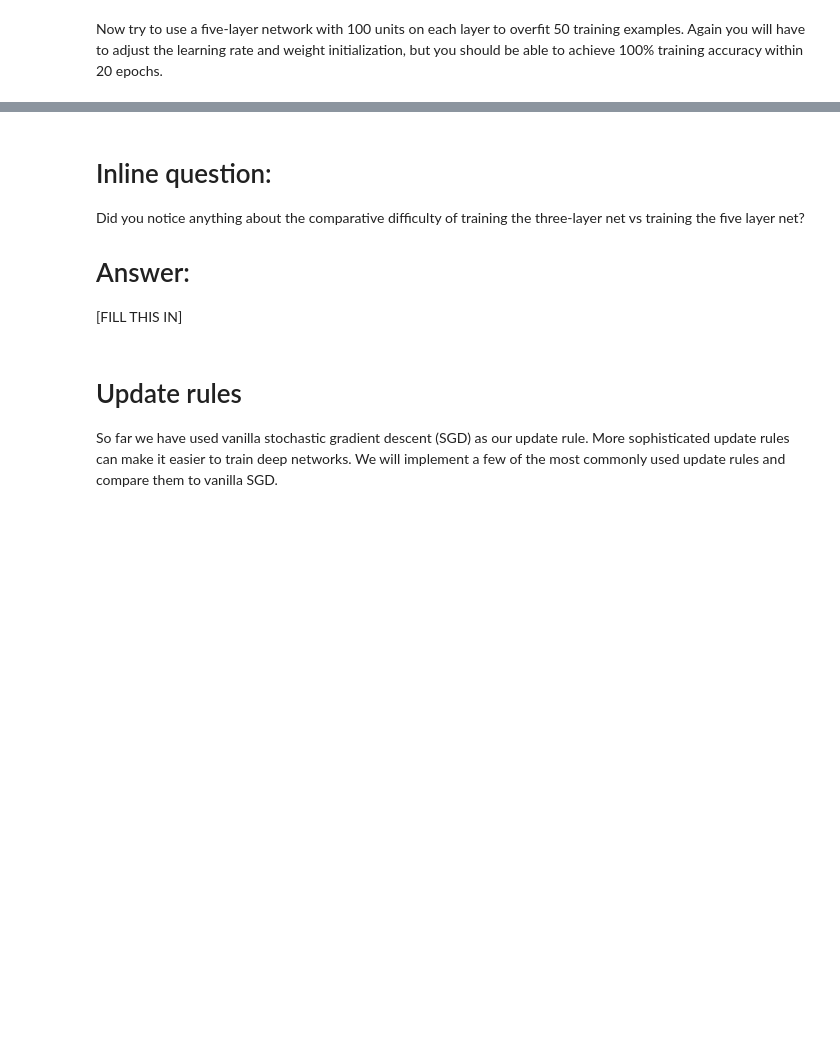
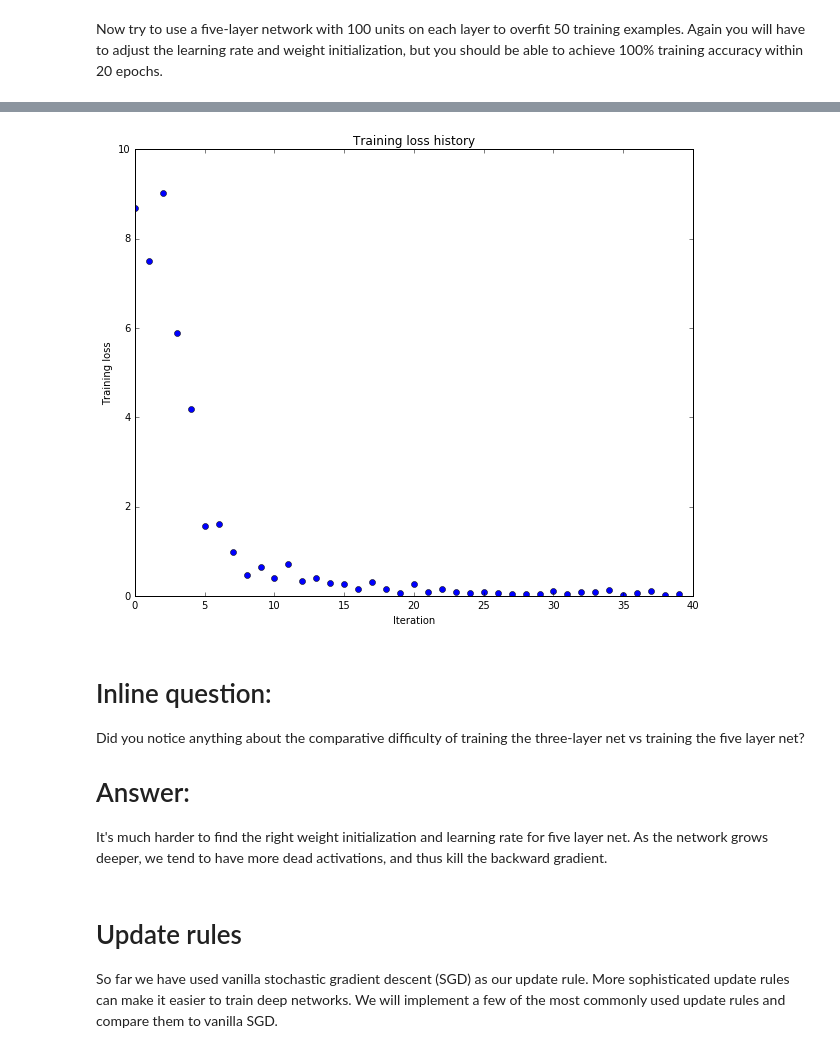
Before and after one commit to machinelearningnanodegree/stanford-cs231, a Jupyter notebook: solutions/levin/assignment2/FullyConnectedNets.ipynb, the cells around one changed output, grey strips where cells are left out. Cells and saved outputs as stored; diff of their text form; code cells hidden in the pictures; blank space fills up the shorter version.

Commit message:
update fully connection neural network notebook

```diff
--- a/solutions/levin/assignment2/FullyConnectedNets.ipynb
+++ b/solutions/levin/assignment2/FullyConnectedNets.ipynb
@@ -362,8 +488,8 @@ small_data = {
   'y_val': data['y_val'],
 }
 
-learning_rate = 1e-3
-weight_scale = 1e-5
+learning_rate = 1e-2
+weight_scale = 6e-2
 model = FullyConnectedNet([100, 100, 100, 100],
                 weight_scale=weight_scale, dtype=np.float64)
 solver = Solver(model, small_data,
@@ -380,3 +506,4 @@ plt.title('Training loss history')
 plt.xlabel('Iteration')
 plt.ylabel('Training loss')
 plt.show()
+# %% [output]
@@ -383,9 +527,10 @@ plt.show()
+[figure, added]
 # %% [markdown]
 # Inline question:
 Did you notice anything about the comparative difficulty of training the three-layer net vs training the five layer net?
 
 # Answer:
-[FILL THIS IN]
+It's much harder to find the right weight initialization and learning rate for five layer net. As the network grows deeper, we tend to have more dead activations, and thus kill the backward gradient.
 # %% [markdown]
 # Update rules
 So far we have used vanilla stochastic gradient descent (SGD) as our update rule. More sophisticated update rules can make it easier to train deep networks. We will implement a few of the most commonly used update rules and compare them to vanilla SGD.
```
Also changed, not shown: parts of 21 cells of this notebook.
